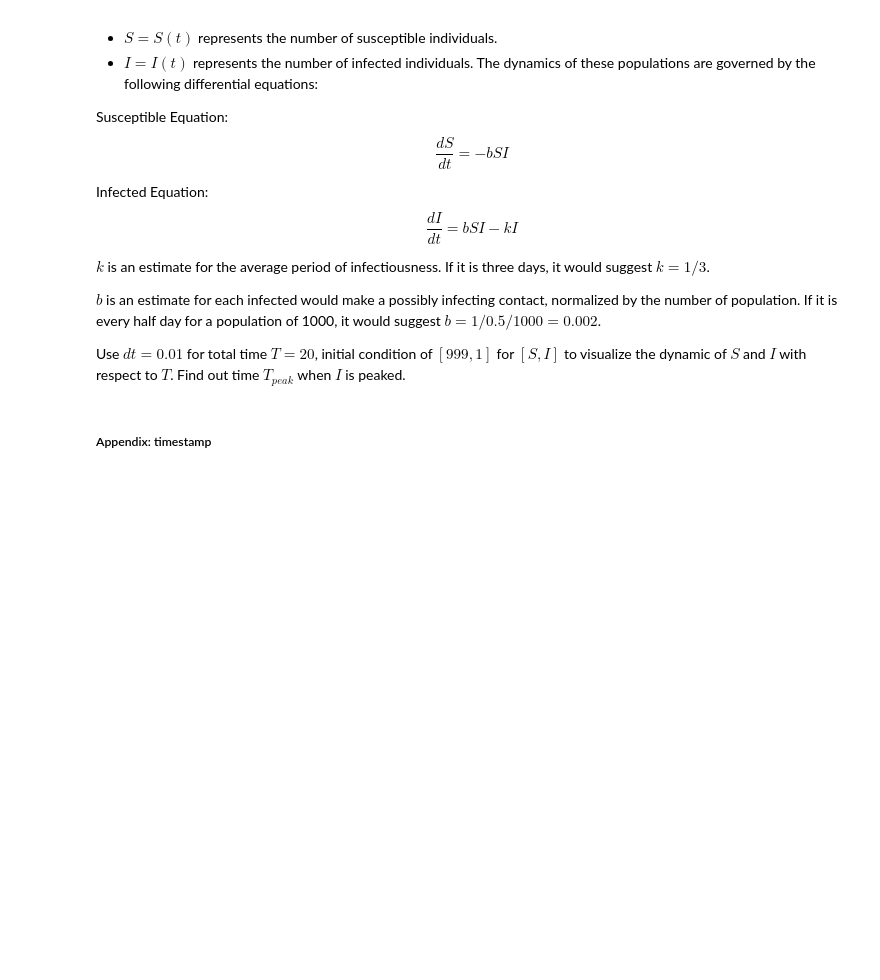
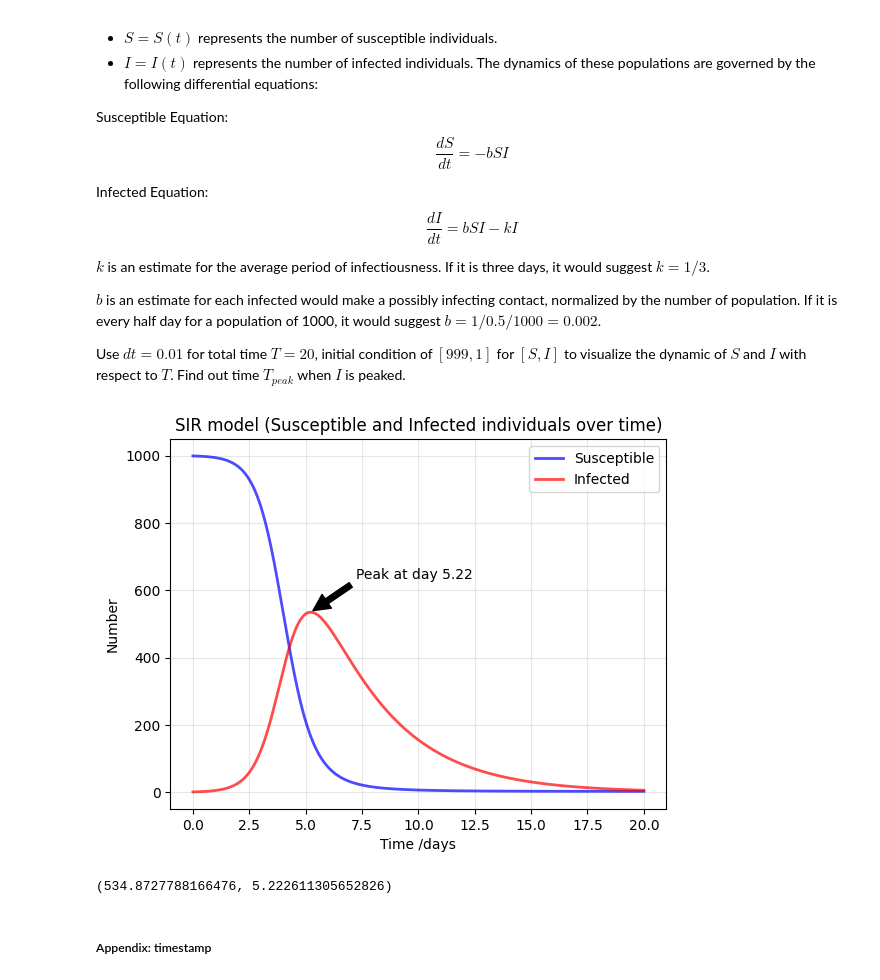
Before and after one commit to laic0022/FN6815-Numeric-Methods-for-Financial-Instrument-Pricing, a Jupyter notebook: week3/nb/FN6815_Lect_07_ODE.ipynb, the cells around one changed output. Cells and saved outputs as stored; diff of their text form; code cells hidden in the pictures; blank space fills up the shorter version.

```diff
--- a/week3/nb/FN6815_Lect_07_ODE.ipynb
+++ b/week3/nb/FN6815_Lect_07_ODE.ipynb
@@ -972,6 +972,58 @@ $k$ is an estimate for the average period of infectiousness. If it is three days
 $b$ is an estimate for each infected would make a possibly infecting contact, normalized by the number of population. If it is every half day for a population of 1000, it would suggest $b = 1/0.5/1000 = 0.002$.
 
 Use $dt = 0.01$ for total time $T = 20$, initial condition of $[999, 1]$ for $[S, I]$ to visualize the dynamic of $S$ and $I$ with respect to $T$. Find out time $T_{peak}$ when $I$ is peaked.
+# %%
+from scipy.integrate import odeint
+import numpy as np
+import matplotlib.pyplot as plt
+
+# Define the model
+def deriv(y, t, N, b, k):
+    S, I = y
+    dSdt = -b * S * I
+    dIdt = b * S * I - k * I
+    return dSdt, dIdt
+
+# Parameters
+N = 1000
+b = 1 / (0.5 * N)
+k = 1 / 3.0
+I0 = 1
+S0 = N - I0
+T = 20
+dt = 0.01
+t = np.linspace(0, T, int(T / dt))
+
+# Initial conditions vector
+y0 = S0, I0
+
+# Integrate the SIR equations over the time grid, t
+ret = odeint(deriv, y0, t, args=(N, b, k))
+S, I = ret.T
+
+# find the peak of I
+I_peak = max(I)
+t_peak = t[list(I).index(I_peak)]
+
+# Plot the data on two separate curves for S(t) and I(t)
+fig = plt.figure(facecolor='w')
+plt.plot(t, S, 'b', alpha=0.7, linewidth=2, label='Susceptible')
+plt.plot(t, I, 'r', alpha=0.7, linewidth=2, label='Infected')
+plt.xlabel('Time /days')
+plt.ylabel('Number')
+plt.title("SIR model (Susceptible and Infected individuals over time)")
+plt.legend()
+plt.grid(alpha = 0.3)
+# Highlight the peak
+plt.annotate('Peak at day {:.2f}'.format(t_peak), xy=(t_peak, I_peak), xytext=(t_peak+2, I_peak+100),
+             arrowprops=dict(facecolor='black', shrink=0.05))
+
+plt.show()
+
+I_peak, t_peak
+# %% [output]
+[figure, added]
+(534.8727788166476, 5.222611305652826)
 # %% [markdown]
 ##### Appendix: timestamp
 # %%
```
Also changed, not shown: parts of 1 cell of this notebook, 1 other file.
